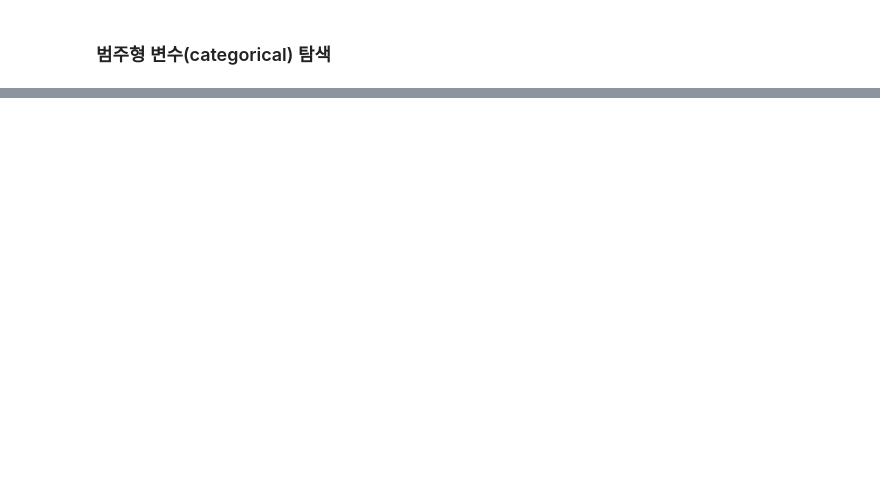
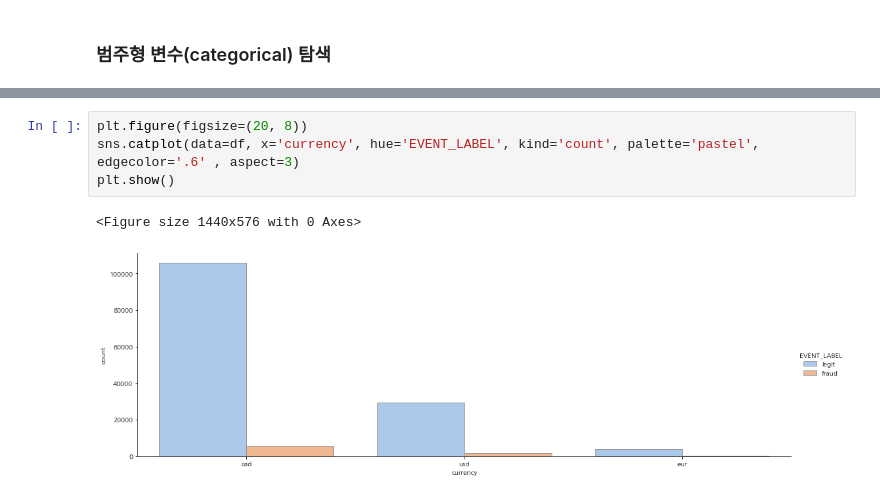
Before and after one commit to seonydg/ml-classification-predicting-credit-card-fraud-transactions, a Jupyter notebook: Predicting Credit Card Fraud Transactions.ipynb, the cells around one changed output, grey strips where cells are left out. Drawn from its saved outputs; the diff is of its cells as text; blank space fills up the shorter version.

```diff
--- a/Predicting Credit Card Fraud Transactions.ipynb
+++ b/Predicting Credit Card Fraud Transactions.ipynb
@@ -334,0 +449,7 @@ gp 3 : 0.006318504190844616
+# %%
+plt.figure(figsize=(20, 8))
+sns.catplot(data=df, x='currency', hue='EVENT_LABEL', kind='count', palette='pastel', edgecolor='.6' , aspect=3)
+plt.show()
+# %% [output]
+<Figure size 1440x576 with 0 Axes>
+[figure, added]
```
Also changed, not shown: parts of 11 cells of this notebook.
